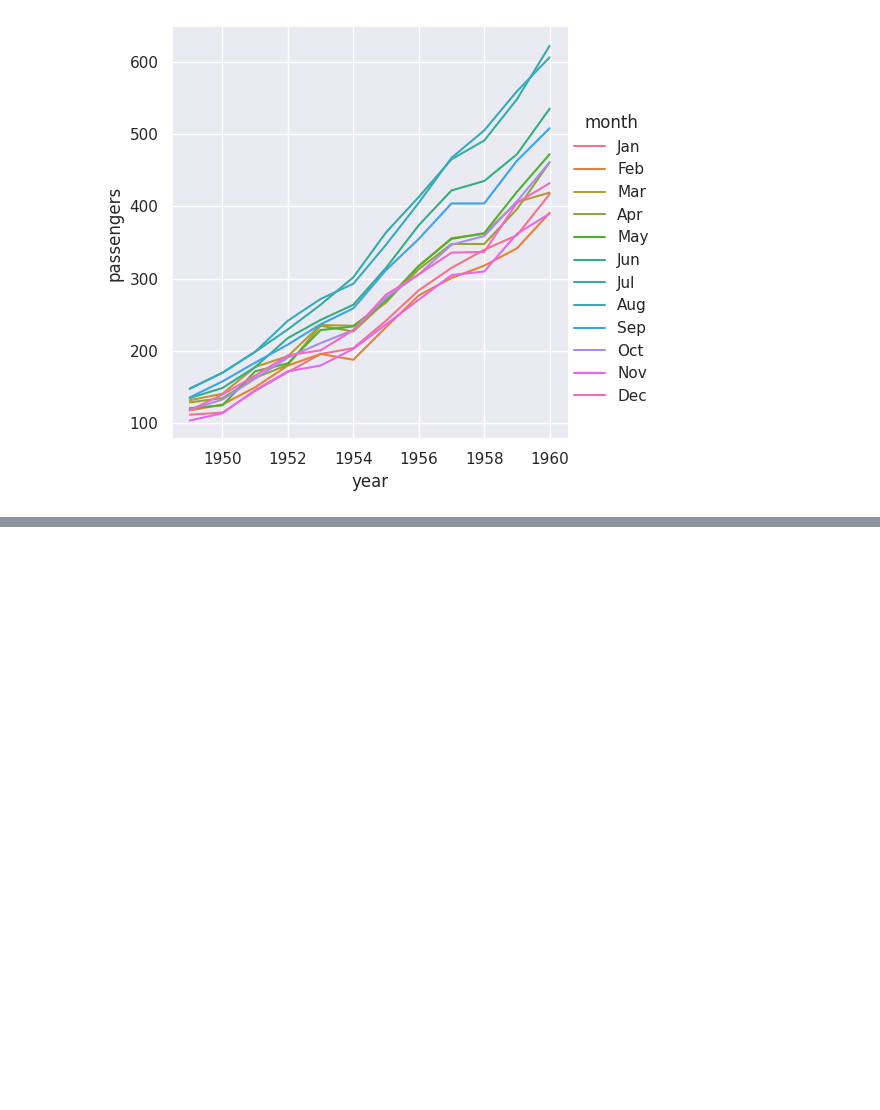
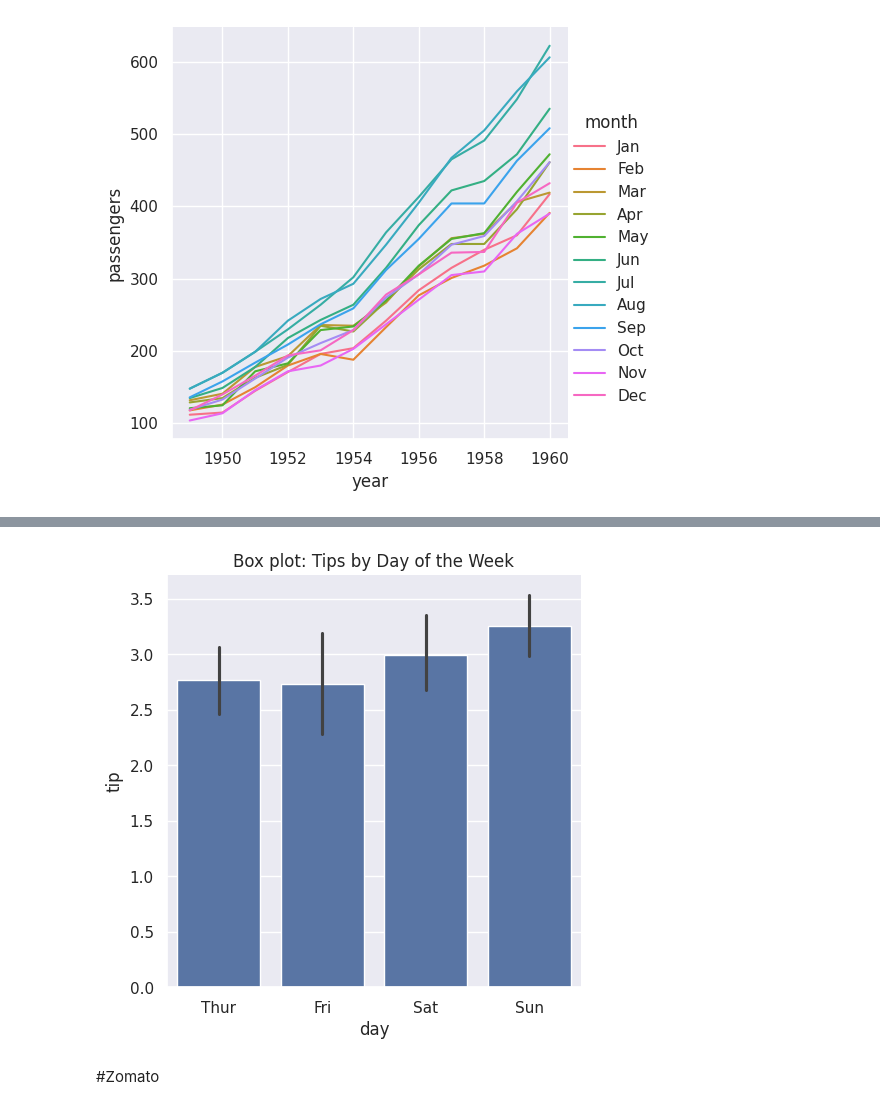
Before and after one commit to Ravurumadhuri/DataAnalysis1, a Jupyter notebook: DataAnalysis1.ipynb, the cells around one changed output, grey strips where cells are left out. Saved outputs shown, nothing was run; the diff lists cells and outputs as text; code cells hidden in the pictures; blank space fills up the shorter version.

```diff
--- a/DataAnalysis1.ipynb
+++ b/DataAnalysis1.ipynb
@@ -119 +134,10 @@ data=
+# %%
+data=sns.load_dataset('tips')
+sns.catplot(x='day',y='tip',data=data,kind='bar')
+plt.title('Box plot: Tips by Day of the Week')
+plt.show()
+# %% [output]
+[figure, added]
+# %% [markdown]
+#Zomato
 # %%
```
Also changed, not shown: parts of 19 cells of this notebook.
